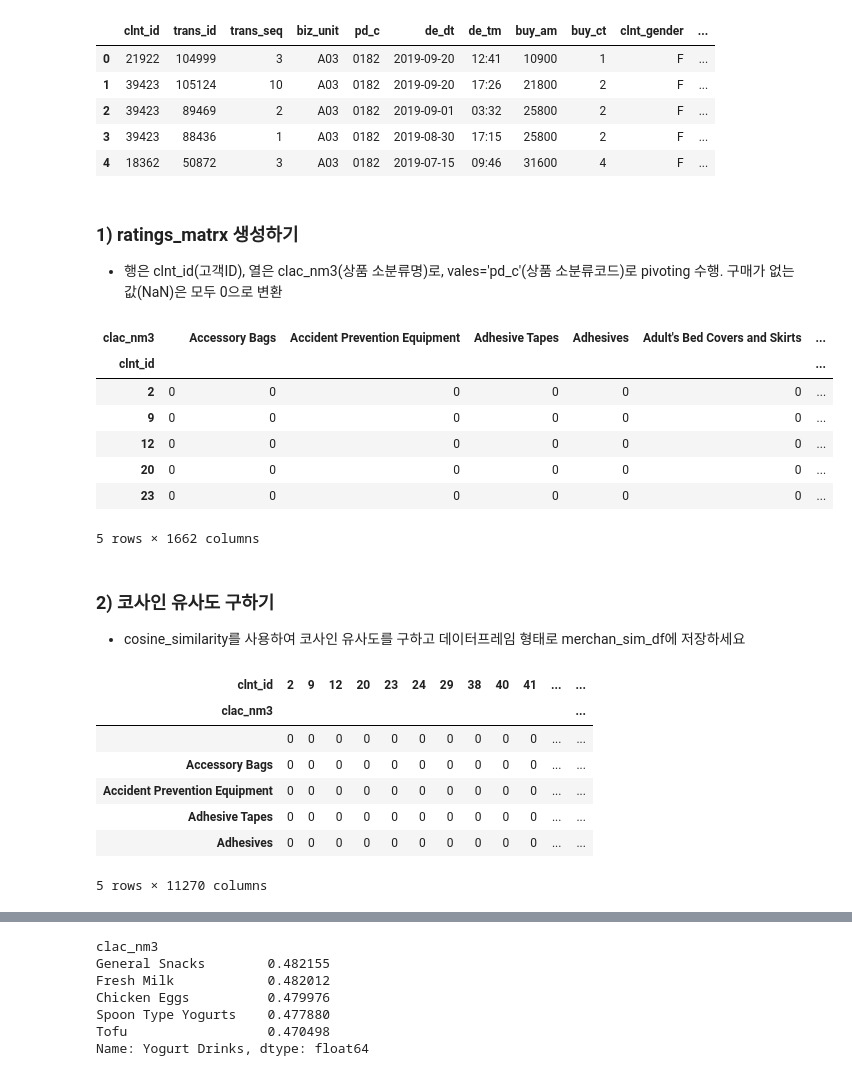
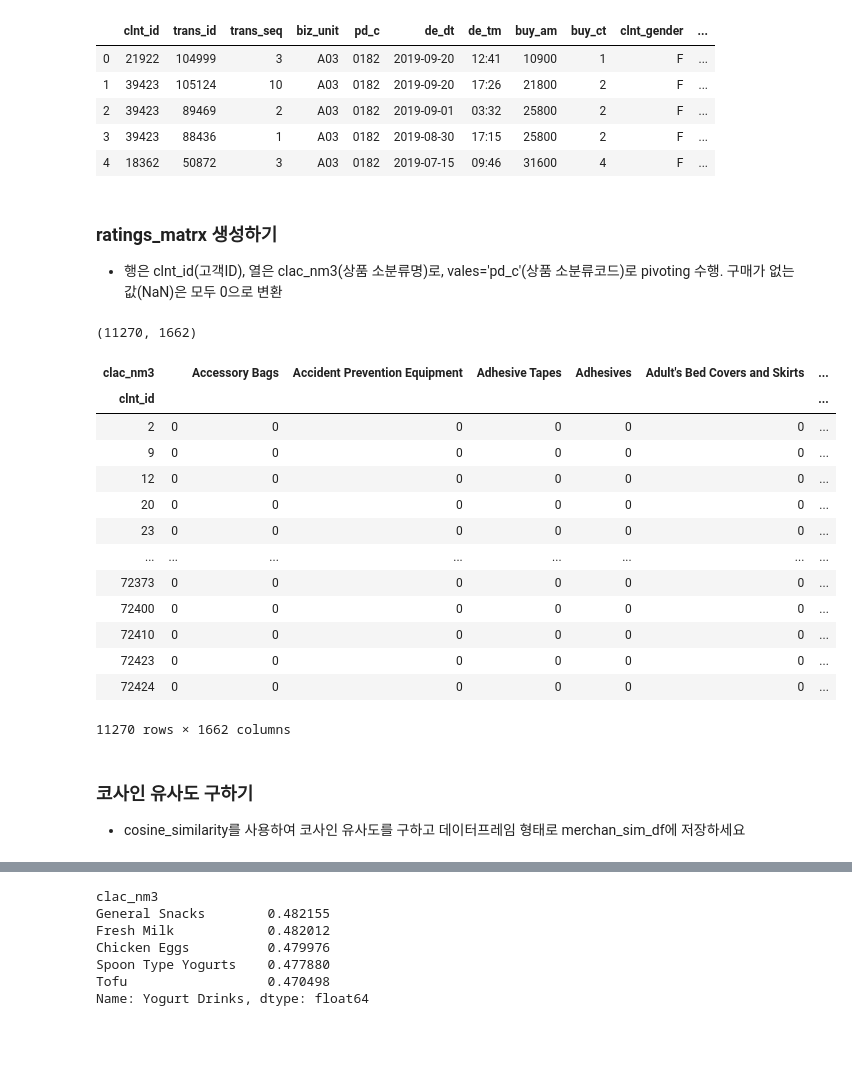
Before and after one commit to juhee3199/Machine-learning_advanced-study, a Jupyter notebook: 2-11 추천시스템 복습/2-11 추천시스템 복습.ipynb, the cells around one changed output, grey strips where cells are left out. Cells and saved outputs as stored; diff of their text form; code cells hidden in the pictures; blank space fills up the shorter version.

```diff
--- a/2-11 추천시스템 복습/2-11 추천시스템 복습.ipynb
+++ b/2-11 추천시스템 복습/2-11 추천시스템 복습.ipynb
@@ -28,38 +27,36 @@ df.head()
 | 3 | 39423 | 88436 | 1 | A03 | 0182 | 2019-08-30 | 17:15 | 25800 | 2 | F | ... |
 | 4 | 18362 | 50872 | 3 | A03 | 0182 | 2019-07-15 | 09:46 | 31600 | 4 | F | ... |
 # %% [markdown]
-### 1) ratings_matrx 생성하기
+### ratings_matrx 생성하기
 - 행은 clnt_id(고객ID), 열은 clac_nm3(상품 소분류명)로, vales='pd_c'(상품 소분류코드)로 pivoting 수행. 구매가 없는 값(NaN)은 모두 0으로 변환
 # %%
-ratings_matrix = pd.pivot_table(df,index = 'clnt_id', columns = 'clac_nm3', values = 'pd_c',
-                               aggfunc = lambda x: 1 if len(x) >= 1 else 0, fill_value=0)
-ratings_matrix.head()
+ratings_matrix = pd.pivot_table(df, index='clnt_id', columns='clac_nm3', values = 'pd_c',
+                                aggfunc=lambda x: 1 if len(x) >= 1 else 0, fill_value=0)
+
+print(ratings_matrix.shape)
+ratings_matrix
 # %% [output]
+(11270, 1662)
 | clac_nm3 |  | Accessory Bags | Accident Prevention Equipment | Adhesive Tapes | Adhesives | Adult's Bed Covers and Skirts | ... |
 | clnt_id |  |  |  |  |  |  | ... |
 | 2 | 0 | 0 | 0 | 0 | 0 | 0 | ... |
 | 9 | 0 | 0 | 0 | 0 | 0 | 0 | ... |
 | 12 | 0 | 0 | 0 | 0 | 0 | 0 | ... |
 | 20 | 0 | 0 | 0 | 0 | 0 | 0 | ... |
 | 23 | 0 | 0 | 0 | 0 | 0 | 0 | ... |
+| ... | ... | ... | ... | ... | ... | ... | ... |
+| 72373 | 0 | 0 | 0 | 0 | 0 | 0 | ... |
+| 72400 | 0 | 0 | 0 | 0 | 0 | 0 | ... |
+| 72410 | 0 | 0 | 0 | 0 | 0 | 0 | ... |
+| 72423 | 0 | 0 | 0 | 0 | 0 | 0 | ... |
+| 72424 | 0 | 0 | 0 | 0 | 0 | 0 | ... |
-5 rows × 1662 columns
+11270 rows × 1662 columns
 # %% [markdown]
-### 2) 코사인 유사도 구하기
+### 코사인 유사도 구하기
 - cosine_similarity를 사용하여 코사인 유사도를 구하고 데이터프레임 형태로 merchan_sim_df에 저장하세요
 # %%
 # ratings_matrix의 행과 열의 위치를 변경
-
 ratings_matrix_T = ratings_matrix.transpose()
-ratings_matrix_T.head()
-# %% [output]
-| clnt_id | 2 | 9 | 12 | 20 | 23 | 24 | 29 | 38 | 40 | 41 | ... | ... |
-| clac_nm3 |  |  |  |  |  |  |  |  |  |  |  | ... |
-|  | 0 | 0 | 0 | 0 | 0 | 0 | 0 | 0 | 0 | 0 | ... | ... |
-| Accessory Bags | 0 | 0 | 0 | 0 | 0 | 0 | 0 | 0 | 0 | 0 | ... | ... |
-| Accident Prevention Equipment | 0 | 0 | 0 | 0 | 0 | 0 | 0 | 0 | 0 | 0 | ... | ... |
-| Adhesive Tapes | 0 | 0 | 0 | 0 | 0 | 0 | 0 | 0 | 0 | 0 | ... | ... |
-| Adhesives | 0 | 0 | 0 | 0 | 0 | 0 | 0 | 0 | 0 | 0 | ... | ... |
-5 rows × 11270 columns
 # %%
 from sklearn.metrics.pairwise import cosine_similarity
 
```
Also changed, not shown: parts of 42 cells of this notebook.
